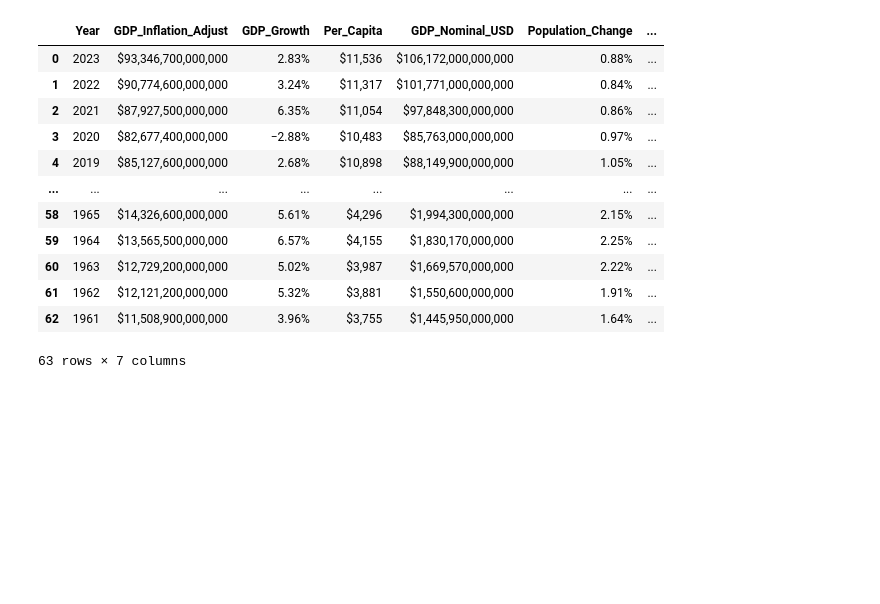
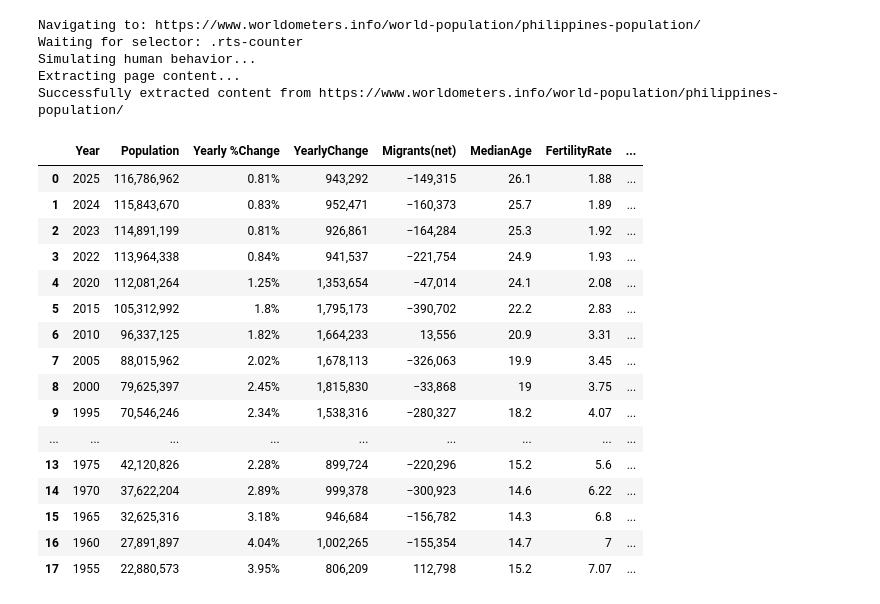
Before and after one commit to ikigamisama/ETL_Web_Scrape_World_Data, a Jupyter notebook: dags/functions/trial.ipynb, the cells around one changed output. Drawn from its saved outputs; the diff is of its cells as text; code cells hidden in the pictures; blank space fills up the shorter version.

```diff
--- a/dags/functions/trial.ipynb
+++ b/dags/functions/trial.ipynb
@@ -21,0 +42,4 @@ Successfully extracted content from https://www.worldometers.info/gdp/gdp-by-cou
+# %%
+pd.set_option('display.float_format', '{:.0f}'.format)
+co2_sector_df = pd.DataFrame(co2_sector_data)
+co2_sector_df
@@ -22,35 +64,59 @@ Successfully extracted content from https://www.worldometers.info/gdp/gdp-by-cou
 # %%
+country_population_soup = await scrape_url('https://www.worldometers.info/world-population/philippines-population/', ".rts-counter")
+
 rows = []
-table = world_gdp_table.find_all('table', class_="datatable")[0]
+table = country_population_soup.find_all('table', class_="datatable")[0]
 
 for tr in table.find_all("tr"):
     cells = tr.find_all(["td", "th"])
     row = [cell.get_text(strip=True) for cell in cells]
     rows.append(row)
 
-gdp_world_df = pd.DataFrame(rows[1:], columns=rows[0])
+df = pd.DataFrame(rows[1:], columns=rows[0])
 
-gdp_world_df = gdp_world_df.rename(columns={
+# Rename columns
+df = df.rename(columns={
     'Year': 'Year',
-    'GDP Real(Inflation adj.)': 'GDP_Inflation_Adjust',
-    'GDPGrowth': "GDP_Growth",
-    "PerCapita": "Per_Capita",
-    "GDP Nominal(Current USD)": "GDP_Nominal_USD",
-    "Pop.Change": "Population_Change",
-    "WorldPopulation": "World_Population",
+    'Population': 'Population',
+    'Yearly % Change': 'Yearly_Change_Percent',
+    'Yearly Change': 'Yearly_Change',
+    'Migrants (net)': "Migrants",
+    "Median Age": "Median_Age",
+    "Fertility Rate": "Fertility_Rate",
+    "Density (P/Km²)": "Density_Area",
+    "Urban Pop %": "Urban_Population_Percentage",
+    "Urban Population": "Urban_Population",
+    "World Population": "World_Population",
+    "Country's Share of World Pop": "Country_Share_World_Pop_Percentage",
 })
-gdp_world_df
+
+# Handle Global Rank column
+for col in df.columns:
+    if col.endswith('Global Rank'):
+        df = df.rename(columns={col: 'Global_Rank'})
+        break
+
+df
 # %% [output]
+Navigating to: https://www.worldometers.info/world-population/philippines-population/
+Waiting for selector: .rts-counter
+Simulating human behavior...
+Extracting page content...
+Successfully extracted content from https://www.worldometers.info/world-population/philippines-population/
-|  | Year | GDP_Inflation_Adjust | GDP_Growth | Per_Capita | GDP_Nominal_USD | Population_Change | ... |
-| 0 | 2023 | $93,346,700,000,000 | 2.83% | $11,536 | $106,172,000,000,000 | 0.88% | ... |
-| 1 | 2022 | $90,774,600,000,000 | 3.24% | $11,317 | $101,771,000,000,000 | 0.84% | ... |
-| 2 | 2021 | $87,927,500,000,000 | 6.35% | $11,054 | $97,848,300,000,000 | 0.86% | ... |
-| 3 | 2020 | $82,677,400,000,000 | −2.88% | $10,483 | $85,763,000,000,000 | 0.97% | ... |
-| 4 | 2019 | $85,127,600,000,000 | 2.68% | $10,898 | $88,149,900,000,000 | 1.05% | ... |
-| ... | ... | ... | ... | ... | ... | ... | ... |
-| 58 | 1965 | $14,326,600,000,000 | 5.61% | $4,296 | $1,994,300,000,000 | 2.15% | ... |
-| 59 | 1964 | $13,565,500,000,000 | 6.57% | $4,155 | $1,830,170,000,000 | 2.25% | ... |
-| 60 | 1963 | $12,729,200,000,000 | 5.02% | $3,987 | $1,669,570,000,000 | 2.22% | ... |
-| 61 | 1962 | $12,121,200,000,000 | 5.32% | $3,881 | $1,550,600,000,000 | 1.91% | ... |
-| 62 | 1961 | $11,508,900,000,000 | 3.96% | $3,755 | $1,445,950,000,000 | 1.64% | ... |
+|  | Year | Population | Yearly %Change | YearlyChange | Migrants(net) | MedianAge | FertilityRate | ... |
+| 0 | 2025 | 116,786,962 | 0.81% | 943,292 | −149,315 | 26.1 | 1.88 | ... |
+| 1 | 2024 | 115,843,670 | 0.83% | 952,471 | −160,373 | 25.7 | 1.89 | ... |
+| 2 | 2023 | 114,891,199 | 0.81% | 926,861 | −164,284 | 25.3 | 1.92 | ... |
+| 3 | 2022 | 113,964,338 | 0.84% | 941,537 | −221,754 | 24.9 | 1.93 | ... |
+| 4 | 2020 | 112,081,264 | 1.25% | 1,353,654 | −47,014 | 24.1 | 2.08 | ... |
+| 5 | 2015 | 105,312,992 | 1.8% | 1,795,173 | −390,702 | 22.2 | 2.83 | ... |
+| 6 | 2010 | 96,337,125 | 1.82% | 1,664,233 | 13,556 | 20.9 | 3.31 | ... |
+| 7 | 2005 | 88,015,962 | 2.02% | 1,678,113 | −326,063 | 19.9 | 3.45 | ... |
+| 8 | 2000 | 79,625,397 | 2.45% | 1,815,830 | −33,868 | 19 | 3.75 | ... |
+| 9 | 1995 | 70,546,246 | 2.34% | 1,538,316 | −280,327 | 18.2 | 4.07 | ... |
+| ... | ... | ... | ... | ... | ... | ... | ... | ... |
+| 13 | 1975 | 42,120,826 | 2.28% | 899,724 | −220,296 | 15.2 | 5.6 | ... |
+| 14 | 1970 | 37,622,204 | 2.89% | 999,378 | −300,923 | 14.6 | 6.22 | ... |
+| 15 | 1965 | 32,625,316 | 3.18% | 946,684 | −156,782 | 14.3 | 6.8 | ... |
+| 16 | 1960 | 27,891,897 | 4.04% | 1,002,265 | −155,354 | 14.7 | 7 | ... |
+| 17 | 1955 | 22,880,573 | 3.95% | 806,209 | 112,798 | 15.2 | 7.07 | ... |
-63 rows × 7 columns
```
Also changed, not shown: parts of 8 cells of this notebook, 4 other files.
